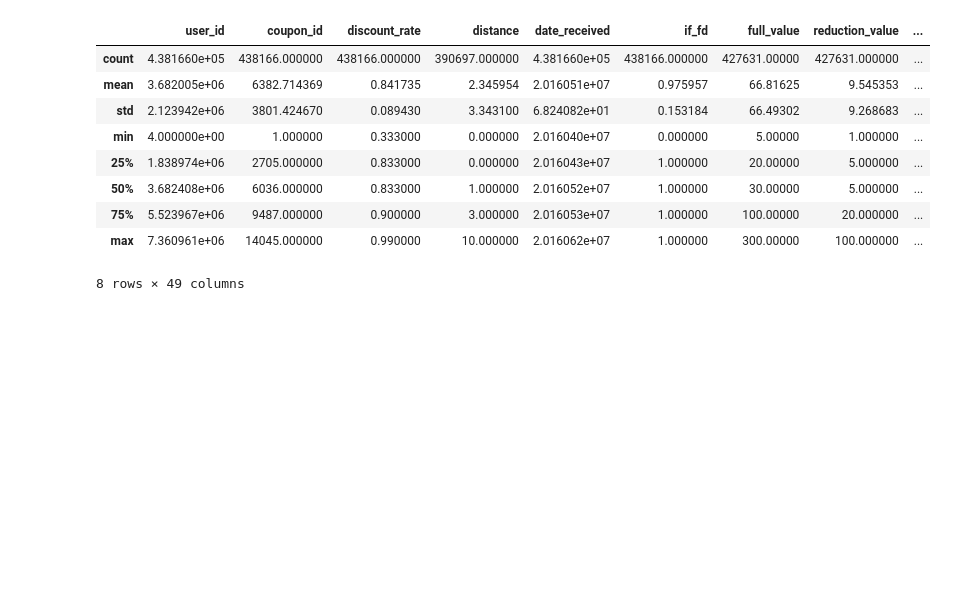
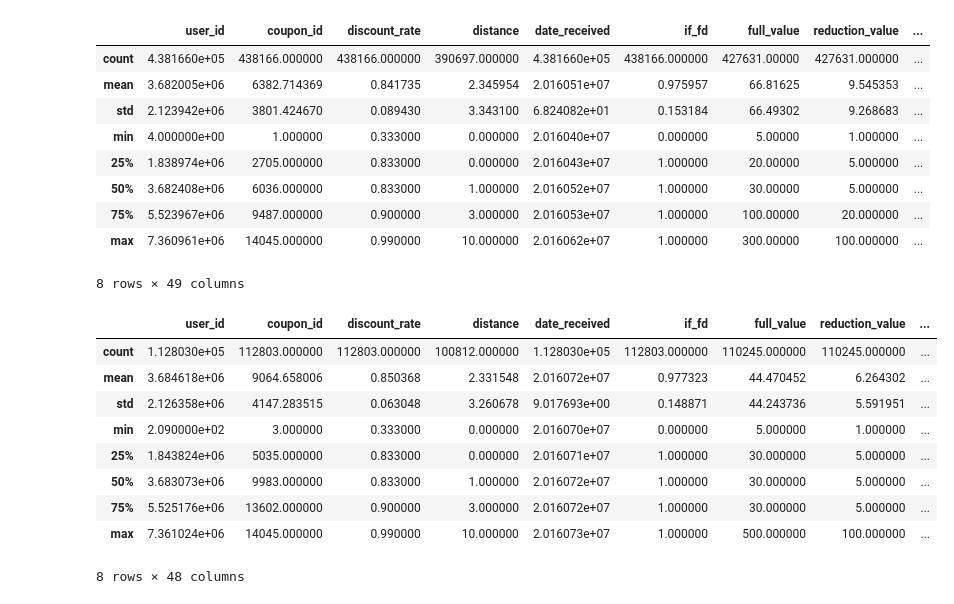
Before and after one commit to AlieZVzz/Tianchi-Data-Analy, a Jupyter notebook: O2O优惠券预测/特征工程.ipynb, the cells around one changed output. Drawn from its saved outputs; the diff is of its cells as text; code cells hidden in the pictures; blank space fills up the shorter version.

```diff
--- a/O2O优惠券预测/特征工程.ipynb
+++ b/O2O优惠券预测/特征工程.ipynb
@@ -562,3 +562,16 @@ traindf.describe()
 | 75% | 5.523967e+06 | 9487.000000 | 0.900000 | 3.000000 | 2.016053e+07 | 1.000000 | 100.00000 | 20.000000 | ... |
 | max | 7.360961e+06 | 14045.000000 | 0.990000 | 10.000000 | 2.016062e+07 | 1.000000 | 300.00000 | 100.000000 | ... |
 8 rows × 49 columns
+# %%
+testdf.describe()
+# %% [output]
+|  | user_id | coupon_id | discount_rate | distance | date_received | if_fd | full_value | reduction_value | ... |
+| count | 1.128030e+05 | 112803.000000 | 112803.000000 | 100812.000000 | 1.128030e+05 | 112803.000000 | 110245.000000 | 110245.000000 | ... |
+| mean | 3.684618e+06 | 9064.658006 | 0.850368 | 2.331548 | 2.016072e+07 | 0.977323 | 44.470452 | 6.264302 | ... |
+| std | 2.126358e+06 | 4147.283515 | 0.063048 | 3.260678 | 9.017693e+00 | 0.148871 | 44.243736 | 5.591951 | ... |
+| min | 2.090000e+02 | 3.000000 | 0.333000 | 0.000000 | 2.016070e+07 | 0.000000 | 5.000000 | 1.000000 | ... |
+| 25% | 1.843824e+06 | 5035.000000 | 0.833000 | 0.000000 | 2.016071e+07 | 1.000000 | 30.000000 | 5.000000 | ... |
+| 50% | 3.683073e+06 | 9983.000000 | 0.833000 | 1.000000 | 2.016072e+07 | 1.000000 | 30.000000 | 5.000000 | ... |
+| 75% | 5.525176e+06 | 13602.000000 | 0.900000 | 3.000000 | 2.016072e+07 | 1.000000 | 30.000000 | 5.000000 | ... |
+| max | 7.361024e+06 | 14045.000000 | 0.990000 | 10.000000 | 2.016073e+07 | 1.000000 | 500.000000 | 100.000000 | ... |
+8 rows × 48 columns
```
Also changed, not shown: parts of 8 cells of this notebook, 1 other file.
